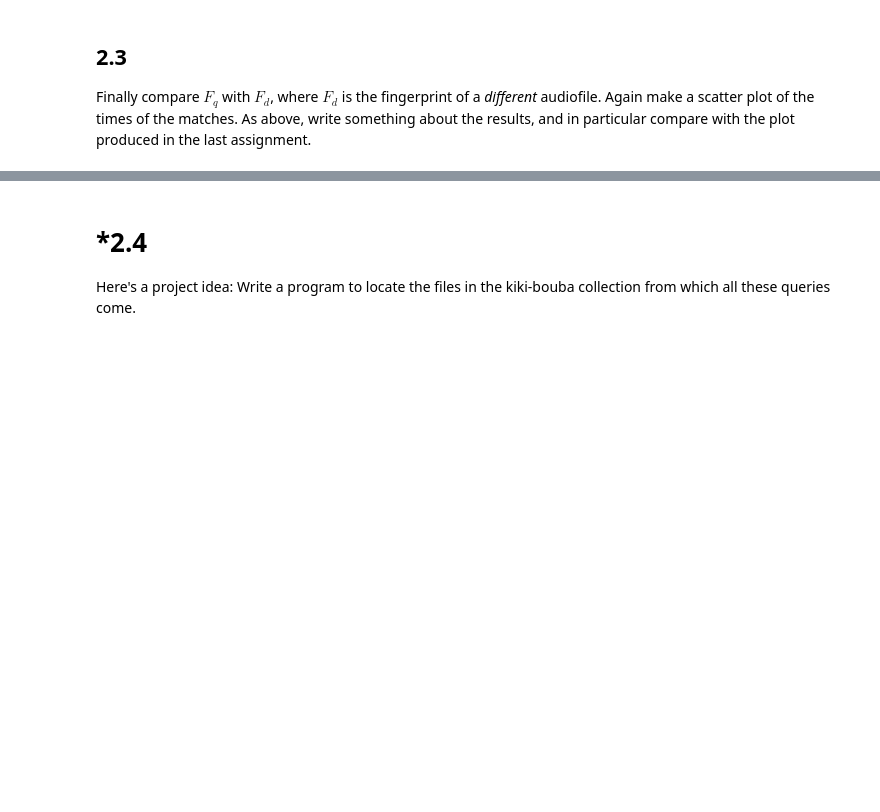
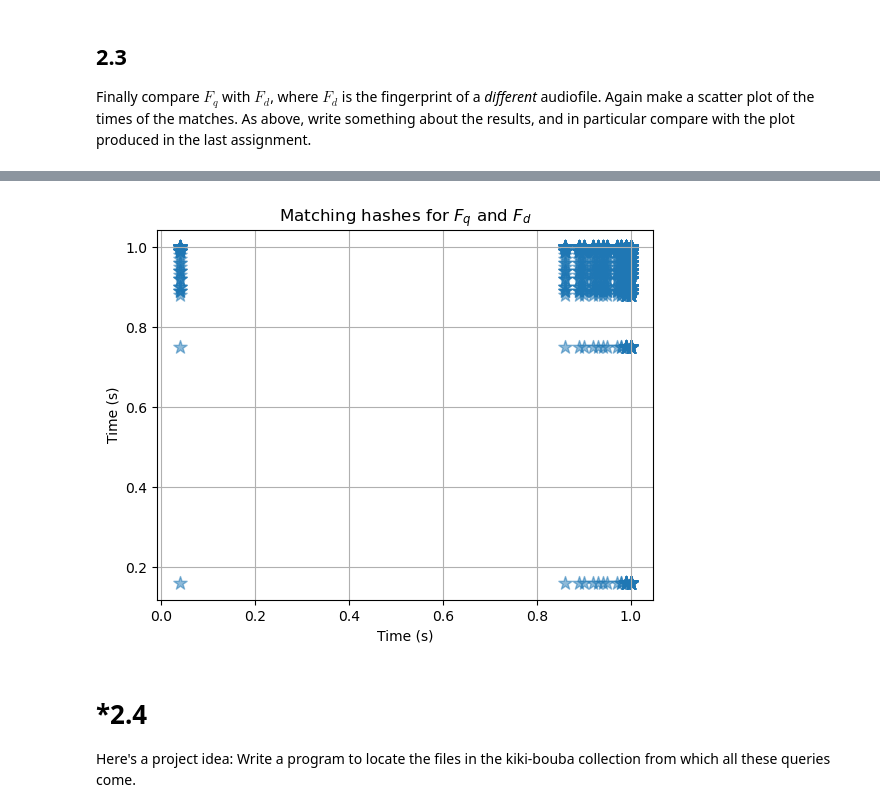
Before and after one commit to LinusOstlund/DT2470, a Jupyter notebook: labs/lab-4-information-retreival/DT2470_lab04-1.ipynb, the cells around one changed output, grey strips where cells are left out. Drawn from its saved outputs; the diff is of its cells as text; code cells hidden in the pictures; blank space fills up the shorter version.

```diff
--- a/labs/lab-4-information-retreival/DT2470_lab04-1.ipynb
+++ b/labs/lab-4-information-retreival/DT2470_lab04-1.ipynb
@@ -451,0 +474,7 @@ Finally compare $F_q$ with $F_d$, where $F_d$ is the fingerprint of a *different
+# %%
+# add your code below
+y, sr = librosa.load(path_to_queries + 'Q2.wav', sr=None)
+
+# Only select one second of the audio file
+D = librosa.stft(y[0:sr], n_fft=n_fft, win_length=win_length, hop_length=hop_length)
+S = np.abs(D)**2
@@ -452,3 +495,11 @@ Finally compare $F_q$ with $F_d$, where $F_d$ is the fingerprint of a *different
+# %%
+plt.scatter(x = matching_hashes['t1'], y = matching_hashes['t2'], marker='*', s=100, alpha=0.5)
+plt.title('Matching hashes for $F_q$ and $F_d$')
+plt.xlabel('Time (s)')
+plt.ylabel('Time (s)')
+plt.grid()
+# %% [output]
+[figure, added]
 # %% [markdown]
 # *2.4
 
```
Also changed, not shown: parts of 13 cells of this notebook.
